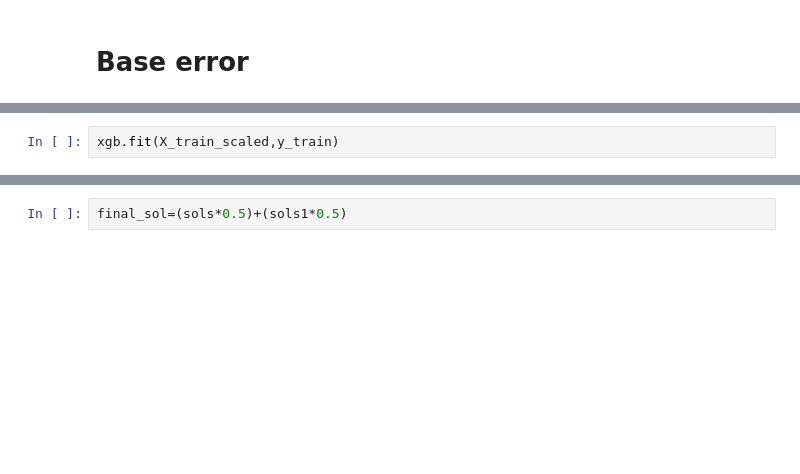
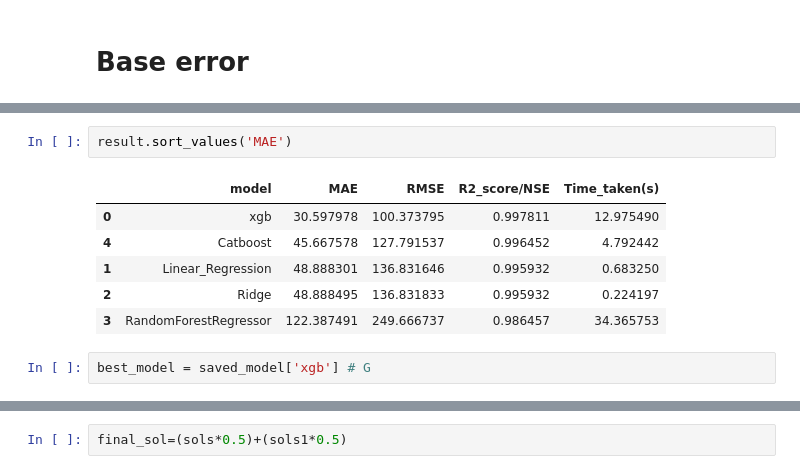
Before and after one commit to vaebhav10/Streamflow_prediction, a Jupyter notebook: notebooks/training.ipynb, the cells around one changed output, grey strips where cells are left out. Drawn from its saved outputs; the diff is of its cells as text; blank space fills up the shorter version.

```diff
--- a/notebooks/training.ipynb
+++ b/notebooks/training.ipynb
@@ -358,2 +229,0 @@ mean_absolute_error(y_train,cv_train)
-# %%
-xgb.fit(X_train_scaled,y_train)
@@ -511,0 +311,11 @@ sols1=grid_search.best_estimator_.predict(df1_scaled)
+# %%
+result.sort_values('MAE')
+# %% [output]
+|  | model | MAE | RMSE | R2_score/NSE | Time_taken(s) |
+| 0 | xgb | 30.597978 | 100.373795 | 0.997811 | 12.975490 |
+| 4 | Catboost | 45.667578 | 127.791537 | 0.996452 | 4.792442 |
+| 1 | Linear_Regression | 48.888301 | 136.831646 | 0.995932 | 0.683250 |
+| 2 | Ridge | 48.888495 | 136.831833 | 0.995932 | 0.224197 |
+| 3 | RandomForestRegressor | 122.387491 | 249.666737 | 0.986457 | 34.365753 |
+# %%
+best_model = saved_model['xgb'] # G
```
Also changed, not shown: parts of 80 cells of this notebook, 17 other files.
